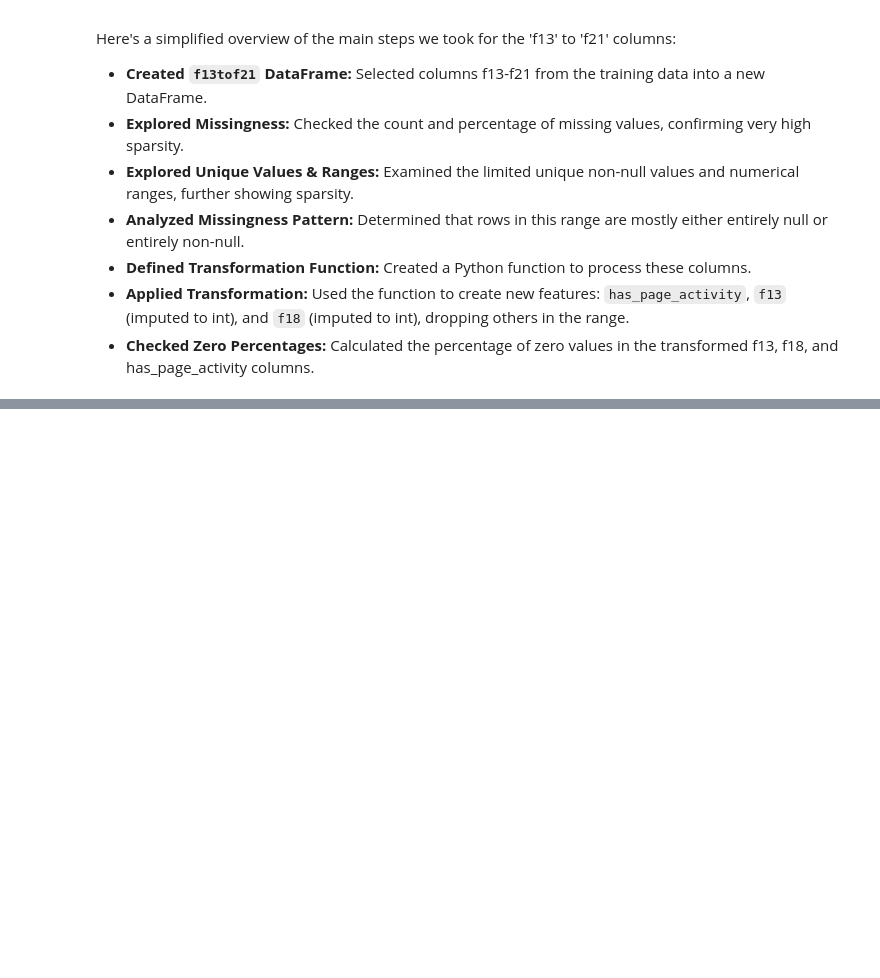
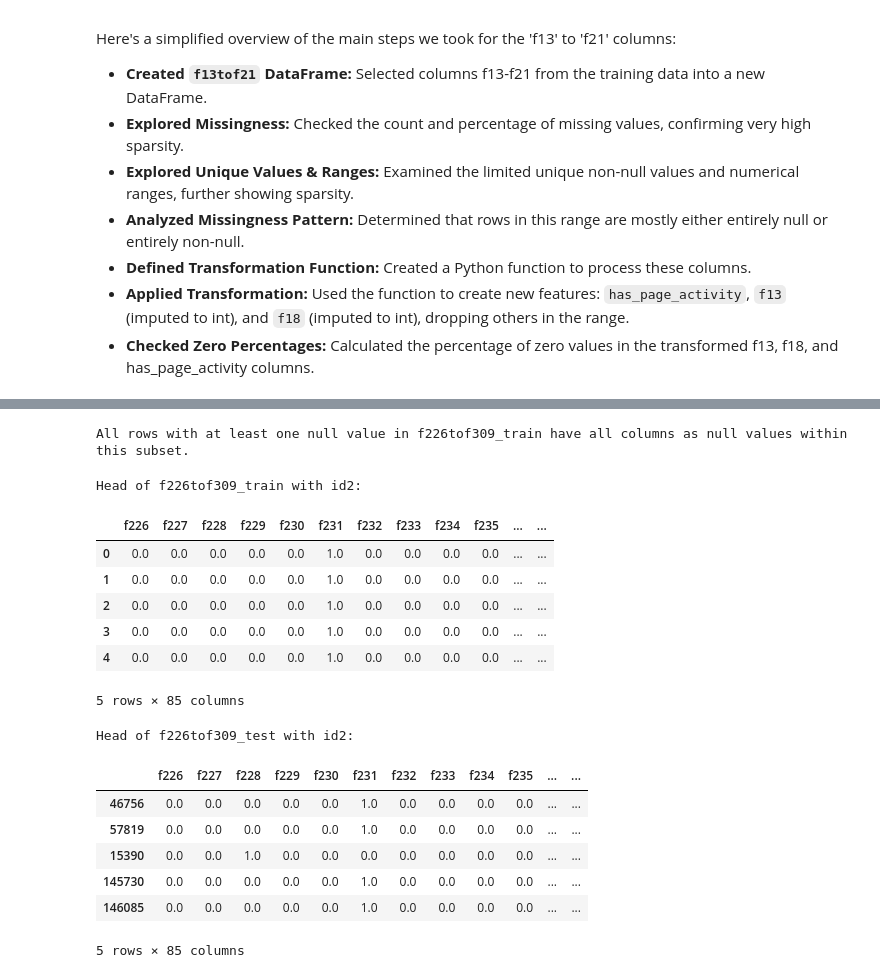
Before and after one commit to rishabh-0042/American_Express_Hackathon_25-2025, a Jupyter notebook: AMEXHackathon_2.ipynb, the cells around one changed output, grey strips where cells are left out. Drawn from its saved outputs; the diff is of its cells as text; code cells hidden in the pictures; blank space fills up the shorter version.

```diff
--- a/AMEXHackathon_2.ipynb
+++ b/AMEXHackathon_2.ipynb
@@ -758,0 +858,51 @@ Successfully saved the f13tof21_transformed DataFrame to /content/drive/MyDrive/
+# %%
+# Identify rows with at least one null value in f226tof309_train
+rows_with_any_null_f226tof309_train = f226tof309_train[f226tof309_train.isnull().any(axis=1)]
+
+if rows_with_any_null_f226tof309_train.empty:
+    print("There are no rows with any null values in the f226tof309_train DataFrame.")
+else:
+    # Check if all values are null in these rows in f226tof309_train
+    all_null_in_rows_with_any_null_f226tof309_train = rows_with_any_null_f226tof309_train.isnull().all(axis=1)
+
+    if all_null_in_rows_with_any_null_f226tof309_train.all():
+        print("All rows with at least one null value in f226tof309_train have all columns as null values within this subset.")
+    else:
+        print("There are rows in f226tof309_train that have some non-null values but also contain individual null values within this subset.")
+        print("\nIndices of rows with some nulls but not all nulls within f226tof309_train:")
+        display(rows_with_any_null_f226tof309_train[~all_null_in_rows_with_any_null_f226tof309_train].index)
+# %% [output]
+All rows with at least one null value in f226tof309_train have all columns as null values within this subset.
+# %%
+# Add 'id2' column to f226tof309_train
+# Use .copy() to avoid SettingWithCopyWarning
+f226tof309_train = f226tof309_train.copy()
+f226tof309_train['id2'] = df_train['id2']
+
+# Add 'id2' column to f226tof309_test
+# Use .copy() to avoid SettingWithCopyWarning
+f226tof309_test = f226tof309_test.copy()
+f226tof309_test['id2'] = df['id2']
+
+print("Head of f226tof309_train with id2:")
+display(f226tof309_train.head())
+
+print("\nHead of f226tof309_test with id2:")
+display(f226tof309_test.head())
+# %% [output]
+Head of f226tof309_train with id2:
+|  | f226 | f227 | f228 | f229 | f230 | f231 | f232 | f233 | f234 | f235 | ... | ... |
+| 0 | 0.0 | 0.0 | 0.0 | 0.0 | 0.0 | 1.0 | 0.0 | 0.0 | 0.0 | 0.0 | ... | ... |
+| 1 | 0.0 | 0.0 | 0.0 | 0.0 | 0.0 | 1.0 | 0.0 | 0.0 | 0.0 | 0.0 | ... | ... |
+| 2 | 0.0 | 0.0 | 0.0 | 0.0 | 0.0 | 1.0 | 0.0 | 0.0 | 0.0 | 0.0 | ... | ... |
+| 3 | 0.0 | 0.0 | 0.0 | 0.0 | 0.0 | 1.0 | 0.0 | 0.0 | 0.0 | 0.0 | ... | ... |
+| 4 | 0.0 | 0.0 | 0.0 | 0.0 | 0.0 | 1.0 | 0.0 | 0.0 | 0.0 | 0.0 | ... | ... |
+5 rows × 85 columns
+Head of f226tof309_test with id2:
+|  | f226 | f227 | f228 | f229 | f230 | f231 | f232 | f233 | f234 | f235 | ... | ... |
+| 46756 | 0.0 | 0.0 | 0.0 | 0.0 | 0.0 | 1.0 | 0.0 | 0.0 | 0.0 | 0.0 | ... | ... |
+| 57819 | 0.0 | 0.0 | 0.0 | 0.0 | 0.0 | 1.0 | 0.0 | 0.0 | 0.0 | 0.0 | ... | ... |
+| 15390 | 0.0 | 0.0 | 1.0 | 0.0 | 0.0 | 0.0 | 0.0 | 0.0 | 0.0 | 0.0 | ... | ... |
+| 145730 | 0.0 | 0.0 | 0.0 | 0.0 | 0.0 | 1.0 | 0.0 | 0.0 | 0.0 | 0.0 | ... | ... |
+| 146085 | 0.0 | 0.0 | 0.0 | 0.0 | 0.0 | 1.0 | 0.0 | 0.0 | 0.0 | 0.0 | ... | ... |
+5 rows × 85 columns
```
Also changed, not shown: parts of 18 cells of this notebook.
